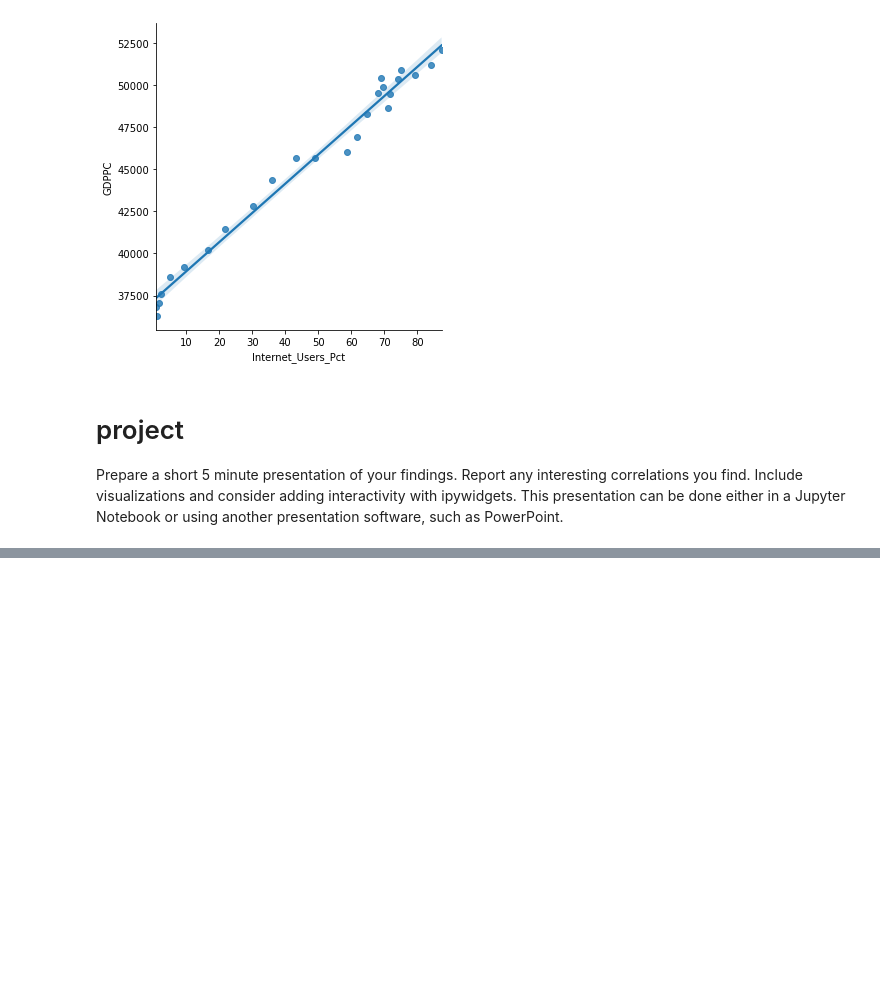
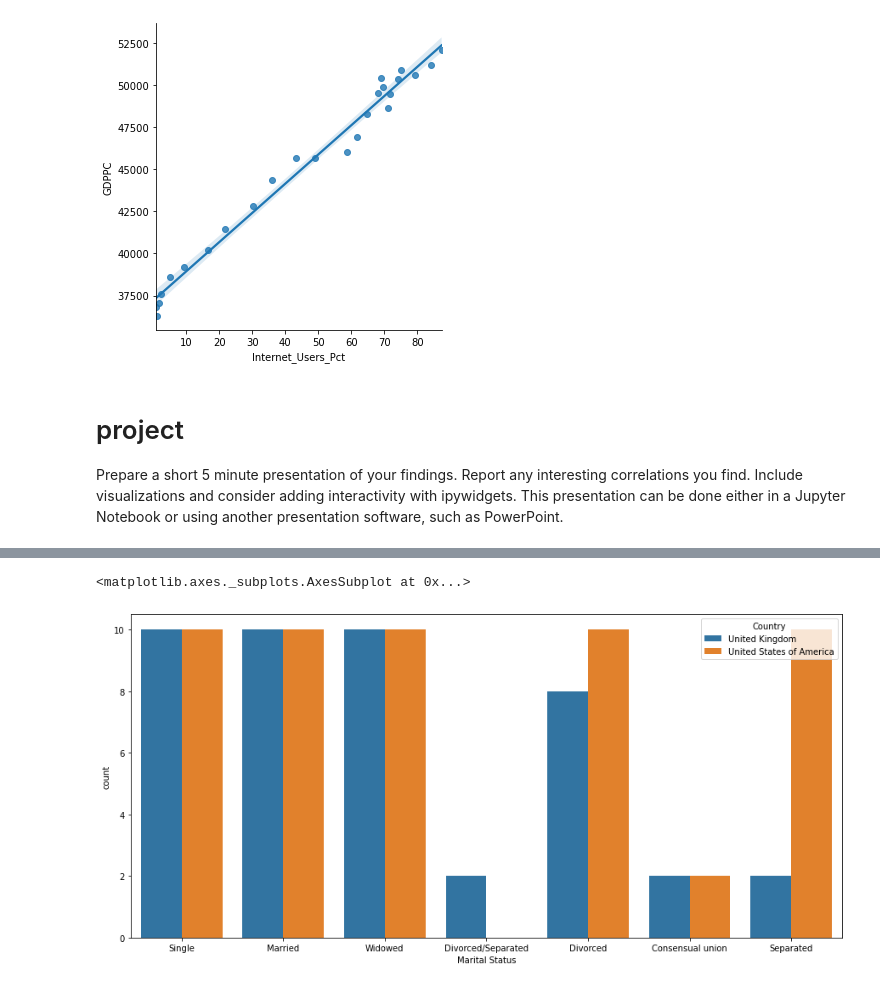
Before and after one commit to nss-data-science-cohort-4/dq1-undata-matthgray, a Jupyter notebook: un_data.ipynb, the cells around one changed output, grey strips where cells are left out. Cells and saved outputs as stored; diff of their text form; code cells hidden in the pictures; blank space fills up the shorter version.

Commit message:
project graphs

```diff
--- a/un_data.ipynb
+++ b/un_data.ipynb
@@ -686,14 +677,13 @@ m_status = m_status.drop(m_status.index[[0,1,2]])
 # %%
 #rename columns
 new_columns = {'United Nations, Department of Economic and Social Affairs' : 'Country',
-               'Unnamed: 1': 'ISO',
-               'Unnamed: 2': 'Period',
                'Unnamed: 3': 'Years',
                'Unnamed: 4': 'Sex',
                'Unnamed: 5': 'Marital Status',
-               'Unnamed: 6': 'Age Groups',
-               'Unnamed: 7': '15-19',
-               'Unnamed: 8': '20-24',
-               'Unnamed: 9': '25-29',
+               'Unnamed: 9': '25 to 29',
               }
-m_status.rename(columns = new_columns, inplace=True)
+md_status.rename(columns = new_columns, inplace=True)
+# %%
+md_status['Years']= md_status['Years'].astype(str).astype(float)
+# %%
+md_status['25 to 29']= md_status['25 to 29'].astype(str).astype(float)
@@ -732,0 +703,4 @@ m_status_four = m_status[(m_status["Country"] == 'Qatar') | (gdp_and_internet_us
+# %%
+#Gather data from us and uk
+
+m_status_west = md_status[(md_status["Country"] == 'United States of America') | (md_status["Country"] == 'United Kingdom')]
@@ -732,0 +801,6 @@ m_status_four = m_status[(m_status["Country"] == 'Qatar') | (gdp_and_internet_us
+# %%
+plt.figure(figsize=(15,7))
+sns.countplot(x = 'Marital Status', hue = 'Country', data = m_status_west)
+# %% [output]
+<matplotlib.axes._subplots.AxesSubplot at 0x...>
+[figure, added]
```
Also changed, not shown: parts of 32 cells of this notebook.
